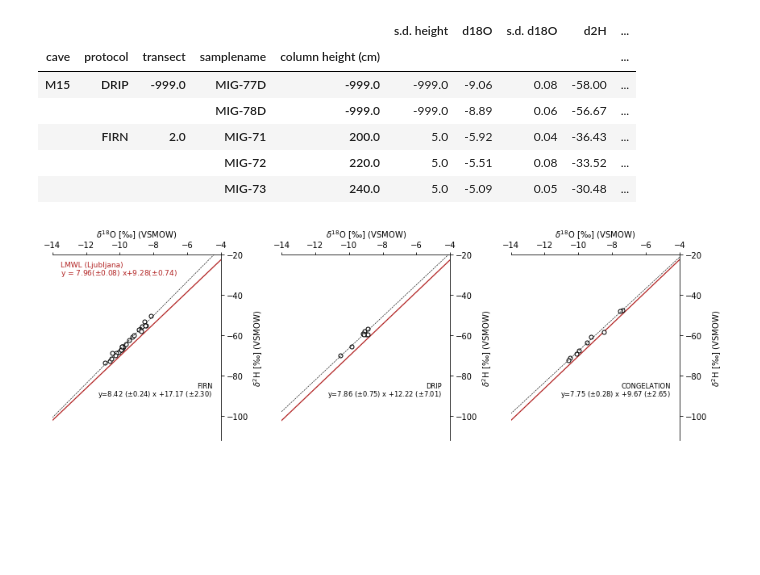
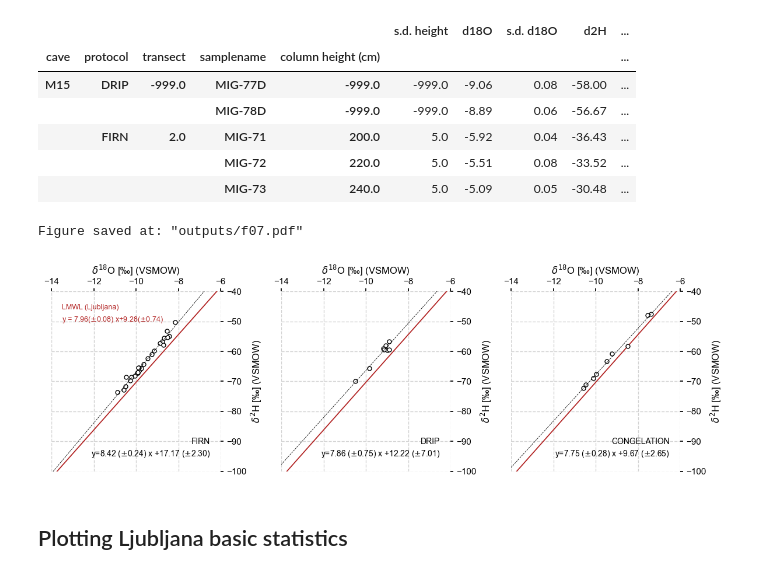
Before and after one commit to tr1813/ice-accummulation-M17, a Jupyter notebook: notebooks/isotopic_plots.ipynb, the cells around one changed output. Saved outputs shown, nothing was run; the diff lists cells and outputs as text; code cells hidden in the pictures; blank space fills up the shorter version.

```diff
--- a/notebooks/isotopic_plots.ipynb
+++ b/notebooks/isotopic_plots.ipynb
@@ -11,3 +18,4 @@ import matplotlib.pyplot as plt
 import scripts.GNIP as gnip
 # %%
 pd.set_option('precision', 2)
+pyleo.utils.plotting.set_style('journal')
@@ -40,37 +50,43 @@ firn = cave.loc[('M17','FIRN')].copy()
 # dripwater from M-17 and M-15
 drip = cave.xs('DRIP', level=1, drop_level=False).copy()
 
 # congelation ice (both from floor and speleothems)
 congel = pd.concat((cave.loc[('M17','ICICLE'),:].query('d18O >-12'),
            cave.loc[('M17','MELTICE'),:].query('d18O >-12'))).copy()
 
 labels = ("FIRN","DRIP","CONGELATION")
 
 for dat,ax,l in zip((firn,drip,congel),(ax1,ax2,ax3), labels):
 
     # make arrays of the isotopic data
     xi,yi =dat['d18O'].to_numpy(),dat['d2H'].to_numpy()
     # compute the PWLSR locally to get the coefficients and plot them
     f,coeffs = gnip.PWLSR(regional,'LJUBLJANA')
 
     # call the custom plotting function on each dataset
-    gnip.PlotLMWL(ax,regional,'LJUBLJANA',xi,yi,l,(-4.5,-90),**{'ha':'right'})
+    gnip.PlotLMWL(ax,regional,'LJUBLJANA',xi,yi,l,(-6.5,-95),**{'ha':'right'})
+
+    ax.set_xlim(-14,-6)
+    ax.set_ylim(-100,-40)
 
 
 # plot the local meteoric waterline equation but only on the first subplot
-ax1.text(-13.5,-26, 'LMWL (Ljubljana)', color = 'firebrick', fontsize = 9)
-ax1.text(-13.5,-30,color = 'firebrick',fontsize = 9,
+ax1.text(-13.5,-46, 'LMWL (Ljubljana)', color = 'firebrick', fontsize = 9)
+ax1.text(-13.5,-50,color = 'firebrick',fontsize = 9,
          s ="y = {:.2f}($\pm${:.2f}) x+{:.2f}($\pm${:.2f})"\
          .format(coeffs['slope'],
                  coeffs['$\\sigma_{a(w)}$'],
                  coeffs['intercept'],
                  coeffs['$\\sigma_{b(w)}$']))
 
 
 plt.tight_layout()
-
-plt.savefig("outputs/isotopes.pdf", dpi =300)
+pyleo.savefig(fig,"outputs/f07.pdf", settings = {'dpi':300})
 #plt.savefig("../reports/M17_manuscript/figures/FIGURE_7.pdf", dpi =350)
-plt.show()
+pyleo.showfig(fig)
+pyleo.closefig(fig)
 # %% [output]
+Figure saved at: "outputs/f07.pdf"
-[figure, old version]
+[figure, new version]
+# %% [markdown]
+## Plotting Ljubljana basic statistics
```
Also changed, not shown: parts of 22 cells of this notebook, 28 other files.
